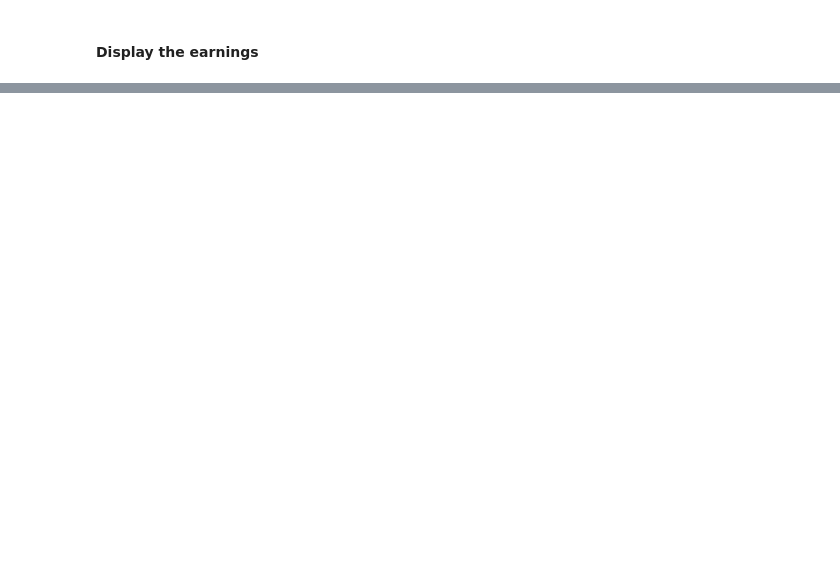
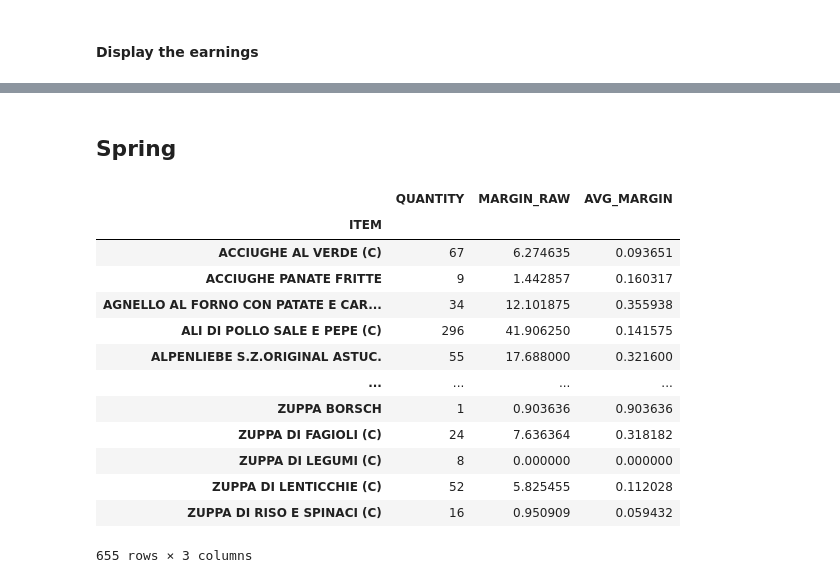
Before and after one commit to IgalKF/Academy.DataScience.MenuOptimization, a Jupyter notebook: ItalyMenu.ipynb, the cells around one changed output, grey strips where cells are left out. Cells and saved outputs as stored; diff of their text form; code cells hidden in the pictures; blank space fills up the shorter version.

```diff
--- a/ItalyMenu.ipynb
+++ b/ItalyMenu.ipynb
@@ -411,0 +484,21 @@ seasonal_df.groupby(['SALES_TIER_SEASON','WEEKEND_SALE']).agg({'EARNINGS':'sum'}
+# %% [markdown]
+## Spring
+# %%
+spring_avg_items_df = food_df[food_df['Seasons'] == 'Spring'].groupby(['ITEM']).agg({'QUANTITY':sum, 'MARGIN_RAW':sum})
+spring_avg_items_df['AVG_MARGIN'] = spring_avg_items_df['MARGIN_RAW'] / spring_avg_items_df['QUANTITY']
+spring_avg_items_df
+# %% [output]
+|  | QUANTITY | MARGIN_RAW | AVG_MARGIN |
+| ITEM |  |  |  |
+| ACCIUGHE AL VERDE (C) | 67 | 6.274635 | 0.093651 |
+| ACCIUGHE PANATE FRITTE | 9 | 1.442857 | 0.160317 |
+| AGNELLO AL FORNO CON PATATE E CAR... | 34 | 12.101875 | 0.355938 |
+| ALI DI POLLO SALE E PEPE (C) | 296 | 41.906250 | 0.141575 |
+| ALPENLIEBE S.Z.ORIGINAL ASTUC. | 55 | 17.688000 | 0.321600 |
+| ... | ... | ... | ... |
+| ZUPPA BORSCH | 1 | 0.903636 | 0.903636 |
+| ZUPPA DI FAGIOLI (C) | 24 | 7.636364 | 0.318182 |
+| ZUPPA DI LEGUMI (C) | 8 | 0.000000 | 0.000000 |
+| ZUPPA DI LENTICCHIE (C) | 52 | 5.825455 | 0.112028 |
+| ZUPPA DI RISO E SPINACI (C) | 16 | 0.950909 | 0.059432 |
+655 rows × 3 columns
```
Also changed, not shown: parts of 27 cells of this notebook.
